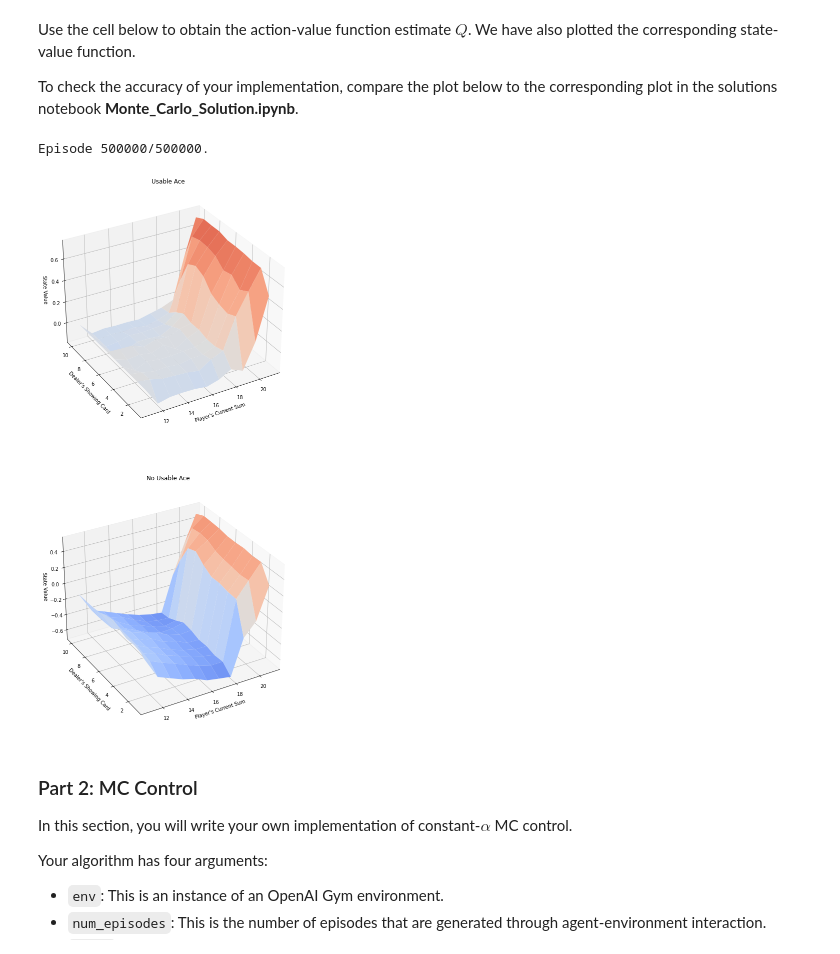
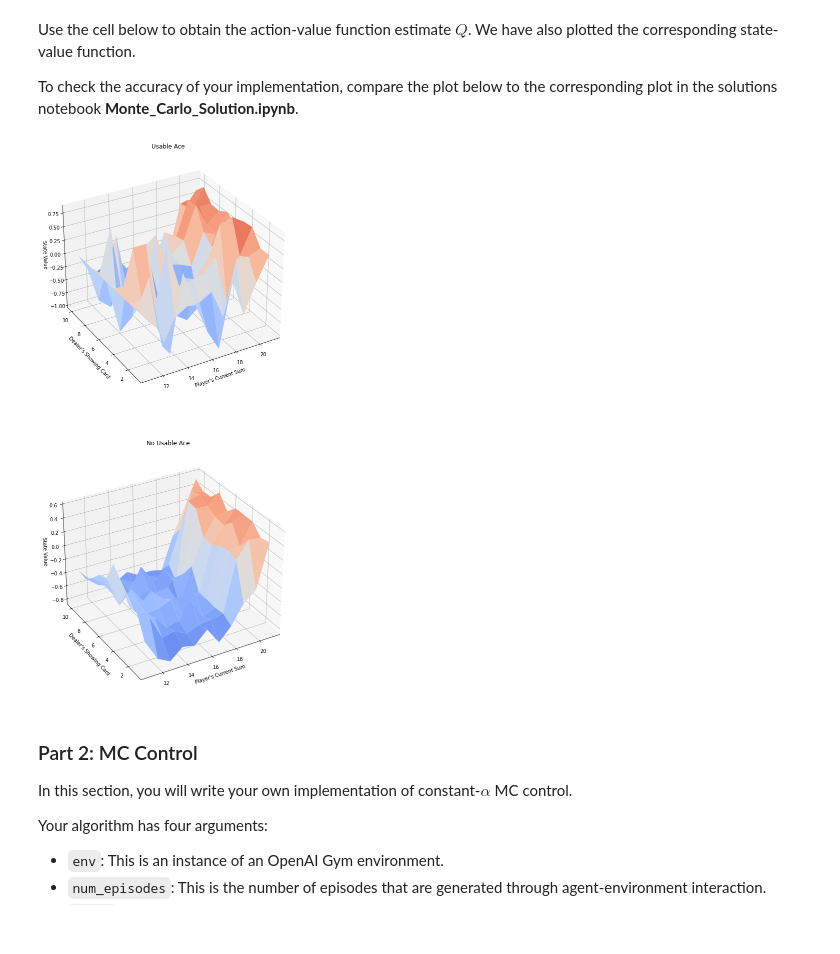
Before and after one commit to filipgrigorov/deep-reinforcement-learning, a Jupyter notebook: monte-carlo/Monte_Carlo.ipynb, the cells around one changed output. Saved outputs shown, nothing was run; the diff lists cells and outputs as text; code cells hidden in the pictures.

Commit message:
- Added another version of MC prediction (1st visit)

```diff
--- a/monte-carlo/Monte_Carlo.ipynb
+++ b/monte-carlo/Monte_Carlo.ipynb
@@ -177,24 +173,51 @@ def mc_prediction_q(env, num_episodes, generate_episode, gamma=1.0):
             if N[s][a] > 0:
                 Q[s][a] = Q[s][a] / N[s][a]
     return Q
+# %%
+def mc_prediction_q_v2(env, num_episodes, generate_episode, gamma=1.0):
+    # Note: Initialize empty dictionaries of arrays of shape n
+    returns_sum = defaultdict(lambda: np.zeros(env.action_space.n))
+
+    N = defaultdict(lambda: np.zeros(env.action_space.n))
+    Q = defaultdict(lambda: np.zeros(env.action_space.n).astype(np.float32))
+
+    for i in range(1, num_episodes + 1):
+        episode = generate_episode(env)
+
+        # Get all the states, actions, rewards
+        states, actions, rewards = zip(*episode)
+        for t in range(0, len(states)):
+            s = states[t]; a = actions[t]
+            # First-visit (check passed states to see if current state has been gone through)
+            if s not in states[: t]:
+                # Compute cummulative rewards from St and on
+                # Gt = Rt+1 + jRt+2 + j**2Rt+3 + ... + j**k-1Rt+k
+                returns_sum[s][a] += sum([ (gamma**j) * rewards[idx] for j, idx in enumerate(range(t, len(rewards))) ])
+                N[s][a] += 1.0
+                Q[s][a] = returns_sum[s][a] / N[s][a]
+    return Q
+
+_DEBUG_ = False
+if _DEBUG_:
+    nepisodes = 1
+    Q = mc_prediction_q_v2(env, nepisodes, generate_episode_from_limit_stochastic)
 # %% [markdown]
 Use the cell below to obtain the action-value function estimate $Q$.  We have also plotted the corresponding state-value function.
 
 To check the accuracy of your implementation, compare the plot below to the corresponding plot in the solutions notebook **Monte_Carlo_Solution.ipynb**.
 # %%
 # obtain the action-value function
-nepisodes = 500000
-Q = mc_prediction_q(env, nepisodes, generate_episode_from_limit_stochastic)
+nepisodes = 5000
+Q = mc_prediction_q_v2(env, nepisodes, generate_episode_from_limit_stochastic)
 
 # obtain the corresponding state-value function
 V_to_plot = dict((k, (k[0] > 18) * (np.dot([0.8, 0.2], v)) + (k[0] <= 18) * (np.dot([0.2, 0.8], v))) \
          for k, v in Q.items())
 
 # plot the state-value function
 plot_blackjack_values(V_to_plot)
 # %% [output]
-Episode 500000/500000.
-[figure, old version]
+[figure, new version]
 # %% [markdown]
 ### Part 2: MC Control
 
```
Also changed, not shown: parts of 2 cells of this notebook.
